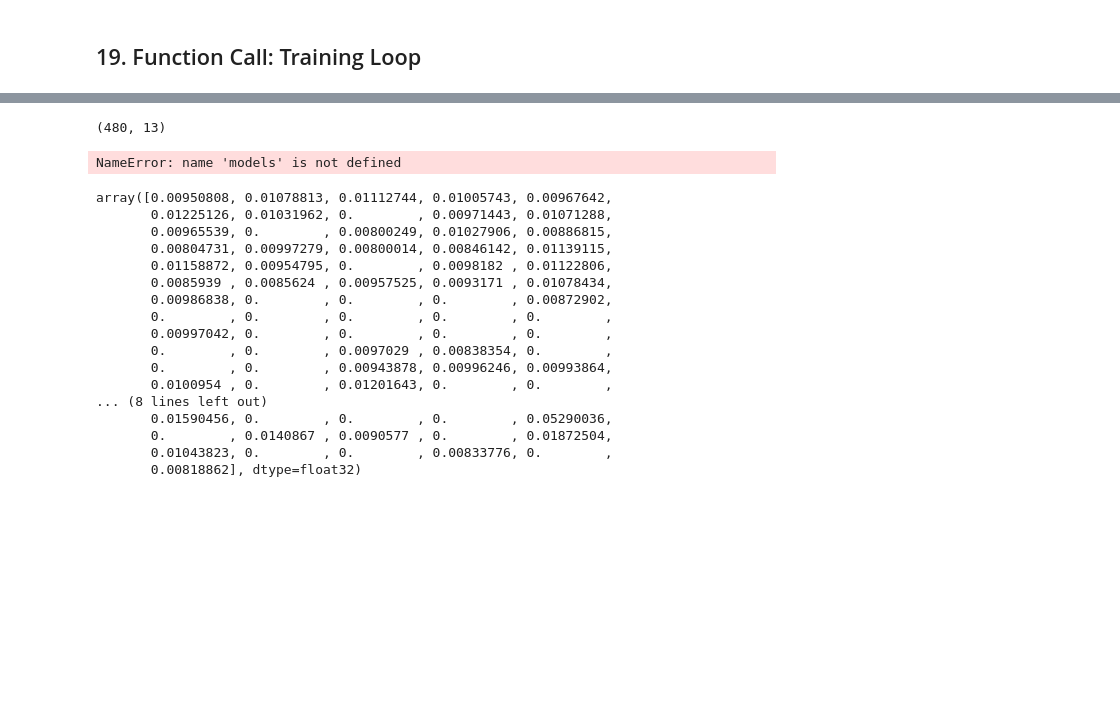
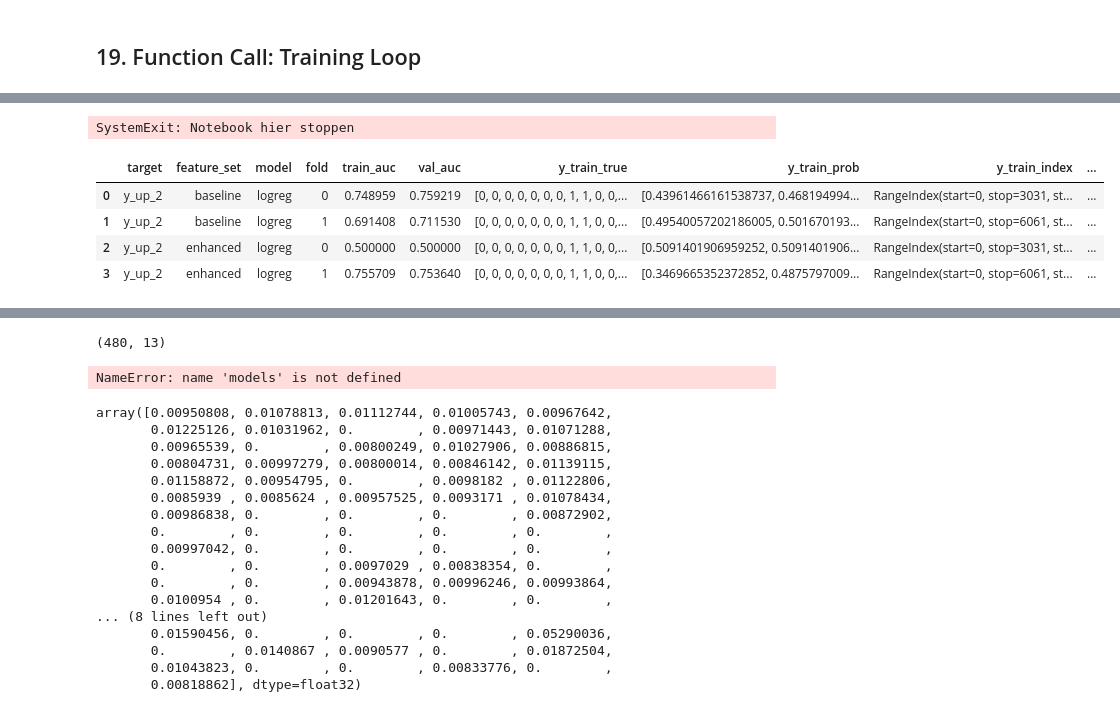
Before and after one commit to fstevener/trump_oil_analysis_v2, a Jupyter notebook: 01_notebooks/3.2_modeling_finalVersion.ipynb, the cells around one changed output, grey strips where cells are left out. Drawn from its saved outputs; the diff is of its cells as text; code cells hidden in the pictures; blank space fills up the shorter version.

```diff
--- a/01_notebooks/3.2_modeling_finalVersion.ipynb
+++ b/01_notebooks/3.2_modeling_finalVersion.ipynb
@@ -411,36 +477,36 @@ entfernt stark korrelierende Features
 # %%
-class CorrelationFilter(BaseEstimator, TransformerMixin):
+# class CorrelationFilter(BaseEstimator, TransformerMixin):
 
-    def __init__(self, threshold=0.95):
-        self.threshold = threshold
+#     def __init__(self, threshold=0.95):
+#         self.threshold = threshold
 
-    def fit(self, X, y=None):
+#     def fit(self, X, y=None):
 
-        # ensure DataFrame for correlation step
-        X_df = pd.DataFrame(X) if not isinstance(X, pd.DataFrame) else X
+#         # ensure DataFrame for correlation step
+#         X_df = pd.DataFrame(X) if not isinstance(X, pd.DataFrame) else X
 
-        corr = X_df.corr().abs()
+#         corr = X_df.corr().abs()
 
-        upper = corr.where(
-            np.triu(np.ones(corr.shape), k=1).astype(bool)
-        )
+#         upper = corr.where(
+#             np.triu(np.ones(corr.shape), k=1).astype(bool)
+#         )
 
-        self.to_drop_ = [
-            col for col in upper.columns
-            if any(upper[col] > self.threshold)
-        ]
+#         self.to_drop_ = [
+#             col for col in upper.columns
+#             if any(upper[col] > self.threshold)
+#         ]
 
-        self.feature_names_in_ = list(X_df.columns)
+#         self.feature_names_in_ = list(X_df.columns)
 
-        return self
+#         return self
 
-    def transform(self, X):
+#     def transform(self, X):
 
-        X_df = pd.DataFrame(X, columns=getattr(self, "feature_names_in_", None))
+#         X_df = pd.DataFrame(X, columns=getattr(self, "feature_names_in_", None))
 
-        X_df = X_df.drop(columns=self.to_drop_, errors="ignore")
+#         X_df = X_df.drop(columns=self.to_drop_, errors="ignore")
 
-        return X_df
+#         return X_df
 # %% [markdown]
 Embedding Columns
 # %%
@@ -905,3 +1079,17 @@ results
+# %%
+raise SystemExit("Notebook hier stoppen")
+# %% [output]
+SystemExit: Notebook hier stoppen
+# %%
+ results_df = pd.DataFrame(results)
+# %%
+results_df
+# %% [output]
+|  | target | feature_set | model | fold | train_auc | val_auc | y_train_true | y_train_prob | y_train_index | ... |
+| 0 | y_up_2 | baseline | logreg | 0 | 0.748959 | 0.759219 | [0, 0, 0, 0, 0, 0, 0, 1, 1, 0, 0,... | [0.43961466161538737, 0.468194994... | RangeIndex(start=0, stop=3031, st... | ... |
+| 1 | y_up_2 | baseline | logreg | 1 | 0.691408 | 0.711530 | [0, 0, 0, 0, 0, 0, 0, 1, 1, 0, 0,... | [0.49540057202186005, 0.501670193... | RangeIndex(start=0, stop=6061, st... | ... |
+| 2 | y_up_2 | enhanced | logreg | 0 | 0.500000 | 0.500000 | [0, 0, 0, 0, 0, 0, 0, 1, 1, 0, 0,... | [0.5091401906959252, 0.5091401906... | RangeIndex(start=0, stop=3031, st... | ... |
+| 3 | y_up_2 | enhanced | logreg | 1 | 0.755709 | 0.753640 | [0, 0, 0, 0, 0, 0, 0, 1, 1, 0, 0,... | [0.3469665352372852, 0.4875797009... | RangeIndex(start=0, stop=6061, st... | ... |
 # %%
 # results_df = pd.DataFrame(results)
 
```
Also changed, not shown: parts of 20 cells of this notebook.
